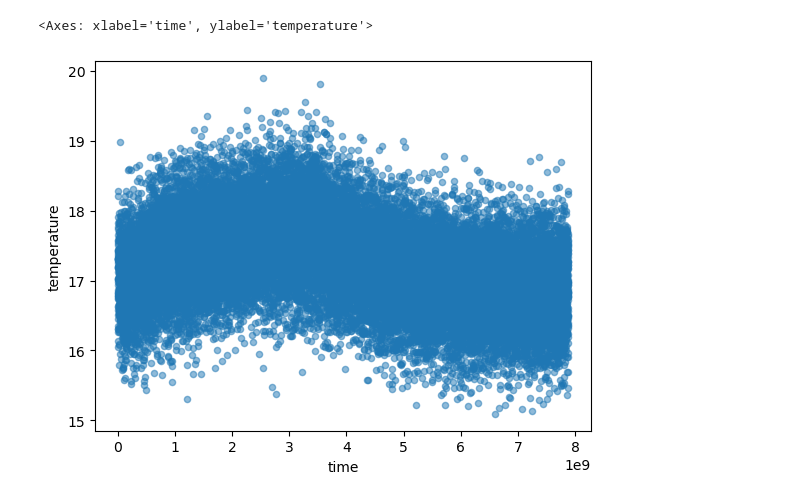
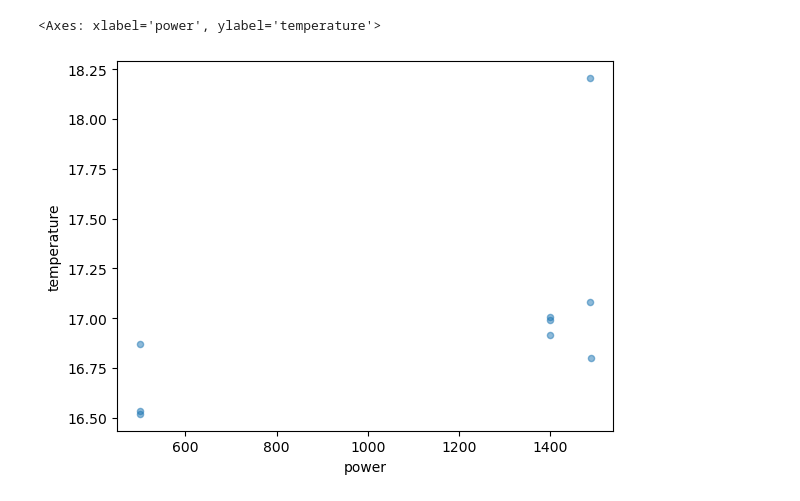
Before and after one commit to Username212305/ML_project_final, a Jupyter notebook: final.ipynb, the cells around one changed output. Drawn from its saved outputs; the diff is of its cells as text; code cells hidden in the pictures.

Commit message:
graphes_et_visualisations

```diff
--- a/final.ipynb
+++ b/final.ipynb
@@ -36,10 +47,11 @@ Categories (323, object): ['N102', 'N103', 'N104', 'N108', ..., 'N928', 'N929',
 # %%
 #for sens in training_data["sensors"]:
  #   print(sens)
-sample=training_data.query("sensor == 'N102'")
-#mean=sample["temperature"].mean()
-sample.plot.scatter(x="time", y="temperature", alpha=0.5)
+sampleP=training_data.query("time <= 1800000 and sensor=='N418'")
+sampleP.head(10)
+
+sampleP.plot.scatter(x="power", y="temperature", alpha=0.5)
 #mean.plot.scatter(x="time", y="temperature", alpha=0.5)
 # %% [output]
-<Axes: xlabel='time', ylabel='temperature'>
+<Axes: xlabel='power', ylabel='temperature'>
-[figure, old version]
+[figure, new version]
```
Also changed, not shown: parts of 5 cells of this notebook.
